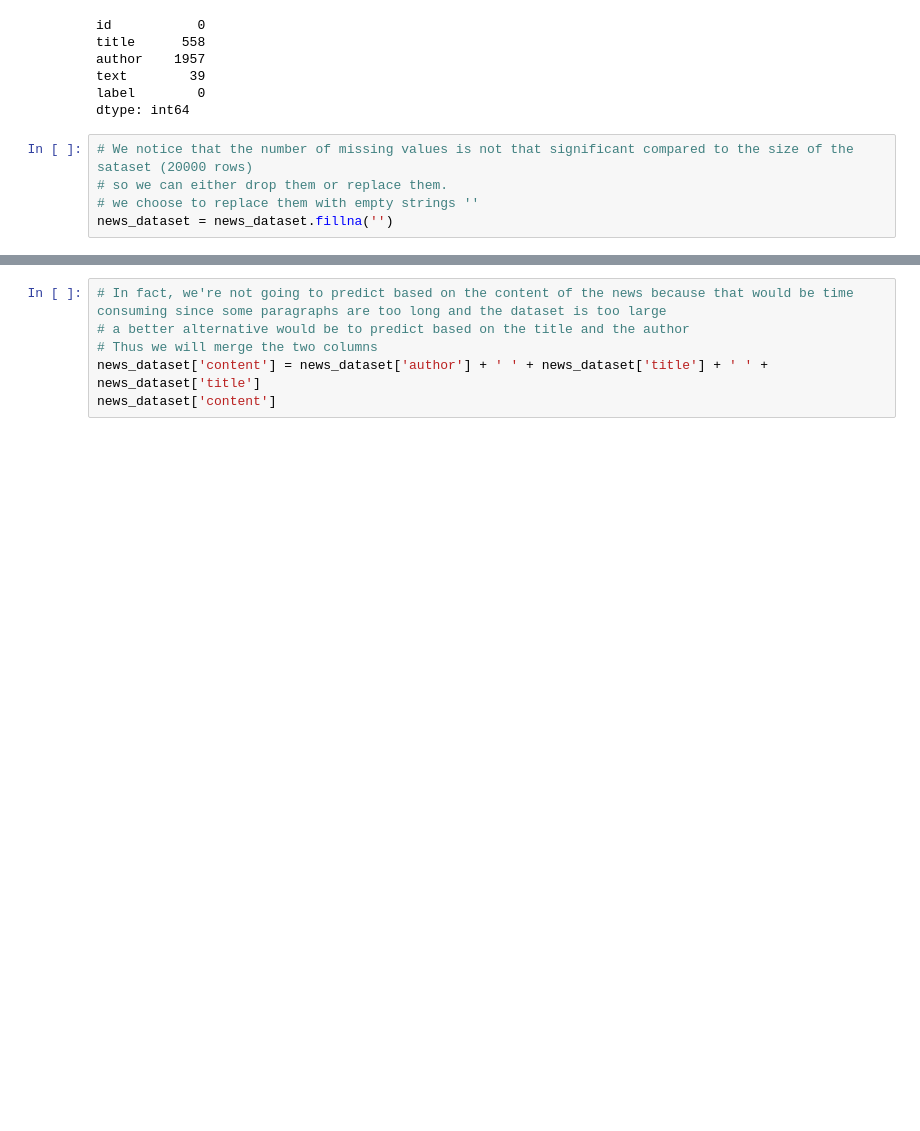
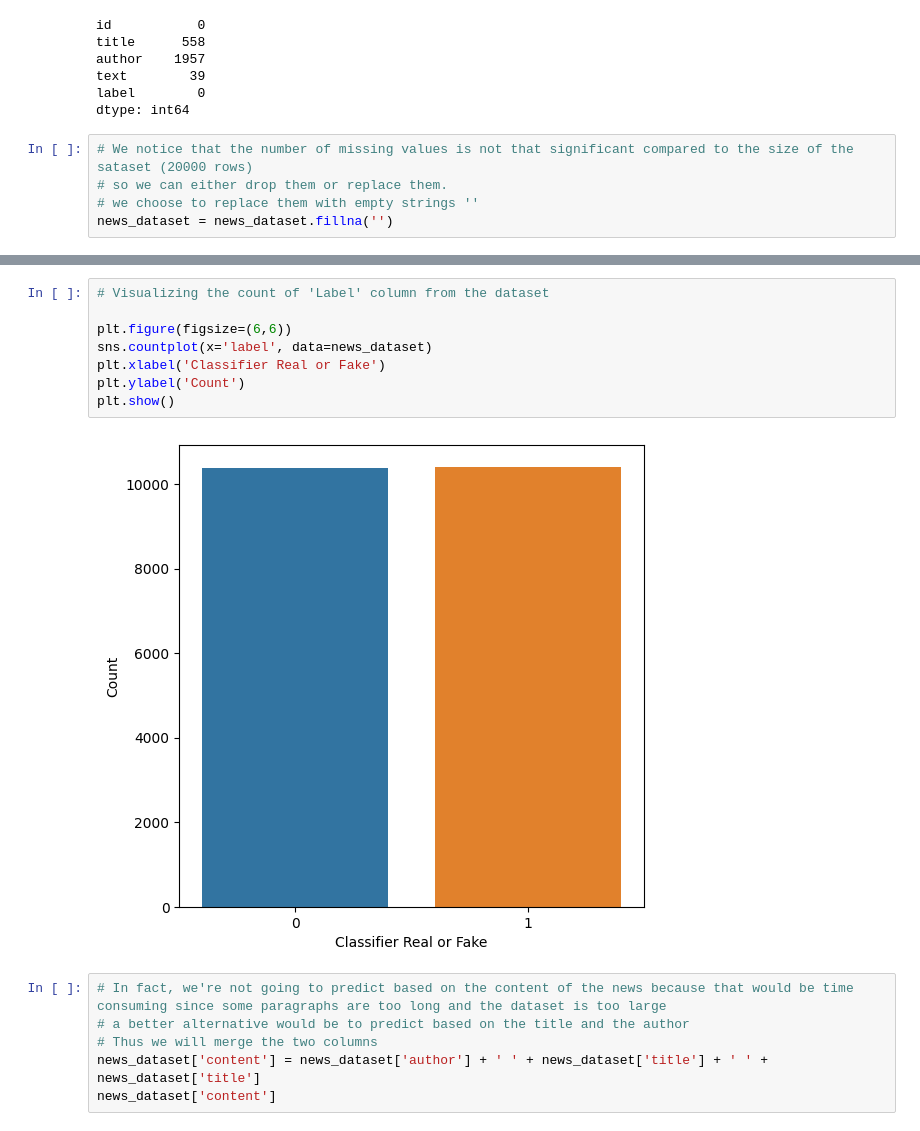
Before and after one commit to Yasminesnr/Fake_news_detection, a Jupyter notebook: fake_news_detection.ipynb, the cells around one changed output, grey strips where cells are left out. Saved outputs shown, nothing was run; the diff lists cells and outputs as text; blank space fills up the shorter version.

```diff
--- a/fake_news_detection.ipynb
+++ b/fake_news_detection.ipynb
@@ -82,3 +116,13 @@ news_dataset = news_dataset.fillna('')
+# %%
+# Visualizing the count of 'Label' column from the dataset
+
+plt.figure(figsize=(6,6))
+sns.countplot(x='label', data=news_dataset)
+plt.xlabel('Classifier Real or Fake')
+plt.ylabel('Count')
+plt.show()
+# %% [output]
+[figure, added]
 # %%
 # In fact, we're not going to predict based on the content of the news because that would be time consuming since some paragraphs are too long and the dataset is too large
 # a better alternative would be to predict based on the title and the author
```
Also changed, not shown: parts of 5 cells of this notebook.
